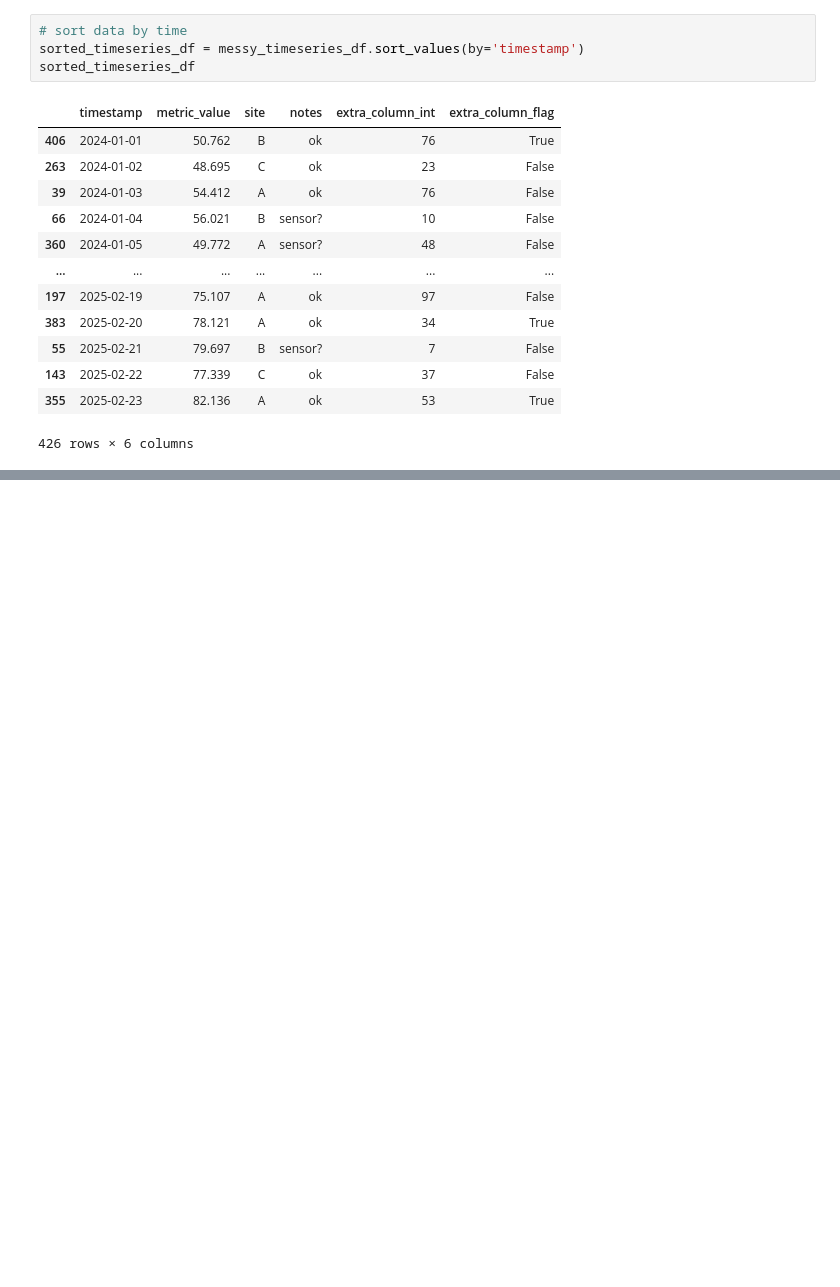
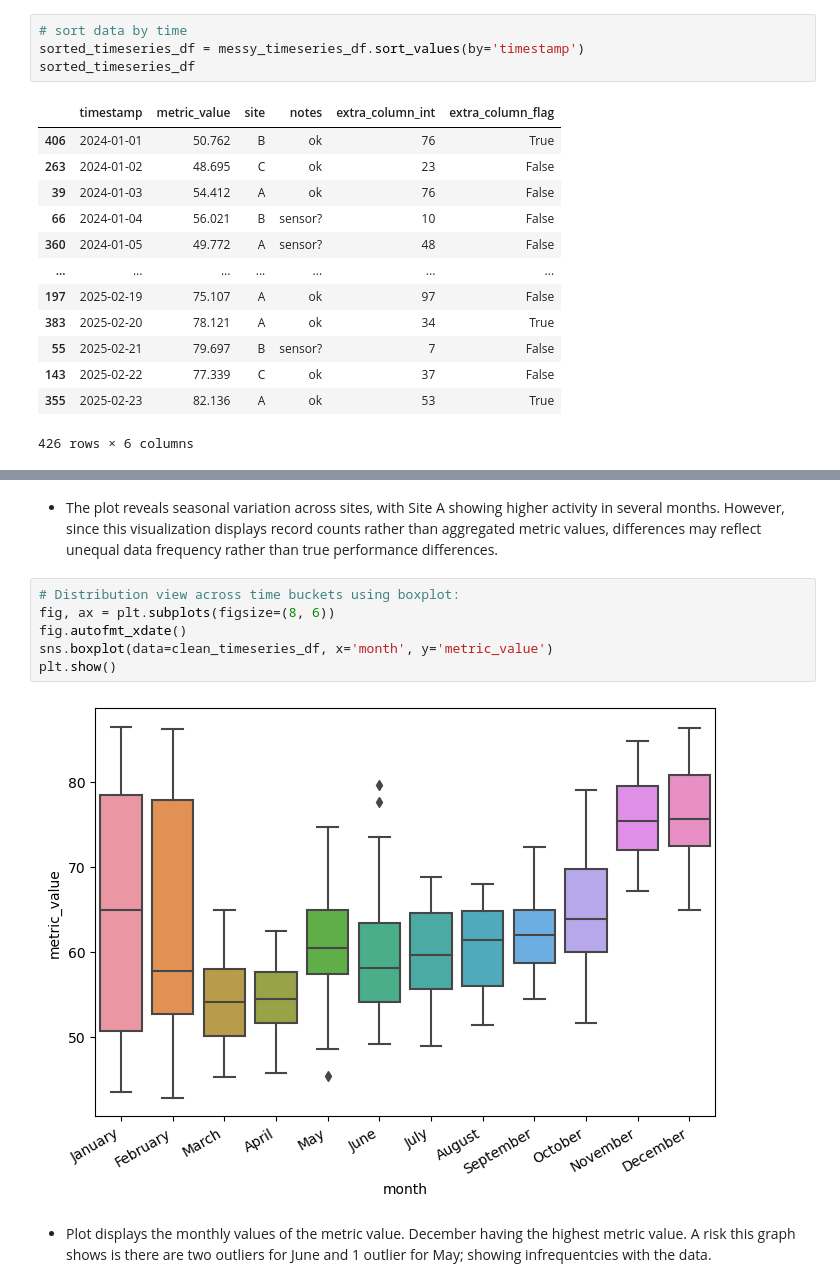
Before and after one commit to uofl-sbabb/DataVisualizationCSE-551, a Jupyter notebook: Project2/Assignment2-Part2.ipynb, the cells around one changed output, grey strips where cells are left out. Drawn from its saved outputs; the diff is of its cells as text; blank space fills up the shorter version.

```diff
--- a/Project2/Assignment2-Part2.ipynb
+++ b/Project2/Assignment2-Part2.ipynb
@@ -312,0 +339,12 @@ See the caveats in the documentation: https://pandas.pydata.org/pandas-docs/stab
+# %% [markdown]
+- The plot reveals seasonal variation across sites, with Site A showing higher activity in several months. However, since this visualization displays record counts rather than aggregated metric values, differences may reflect unequal data frequency rather than true performance differences.
+# %%
+# Distribution view across time buckets using boxplot:
+fig, ax = plt.subplots(figsize=(8, 6))
+fig.autofmt_xdate()
+sns.boxplot(data=clean_timeseries_df, x='month', y='metric_value')
+plt.show()
+# %% [output]
+[figure, added]
+# %% [markdown]
+- Plot displays the monthly values of the metric value. December having the highest metric value. A risk this graph shows is there are two outliers for June and 1 outlier for May; showing infrequentcies with the data.
```
Also changed, not shown: parts of 26 cells of this notebook, 1 other file.
